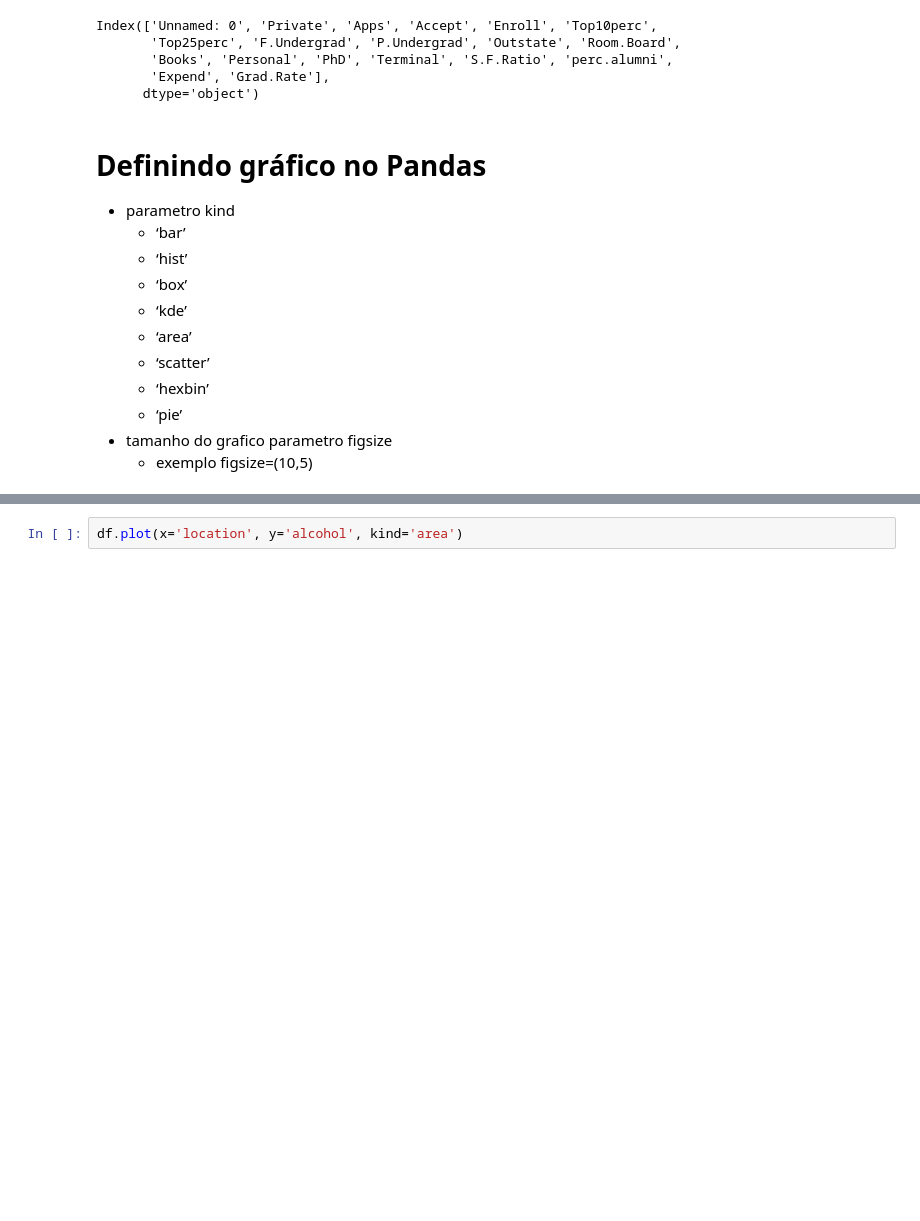
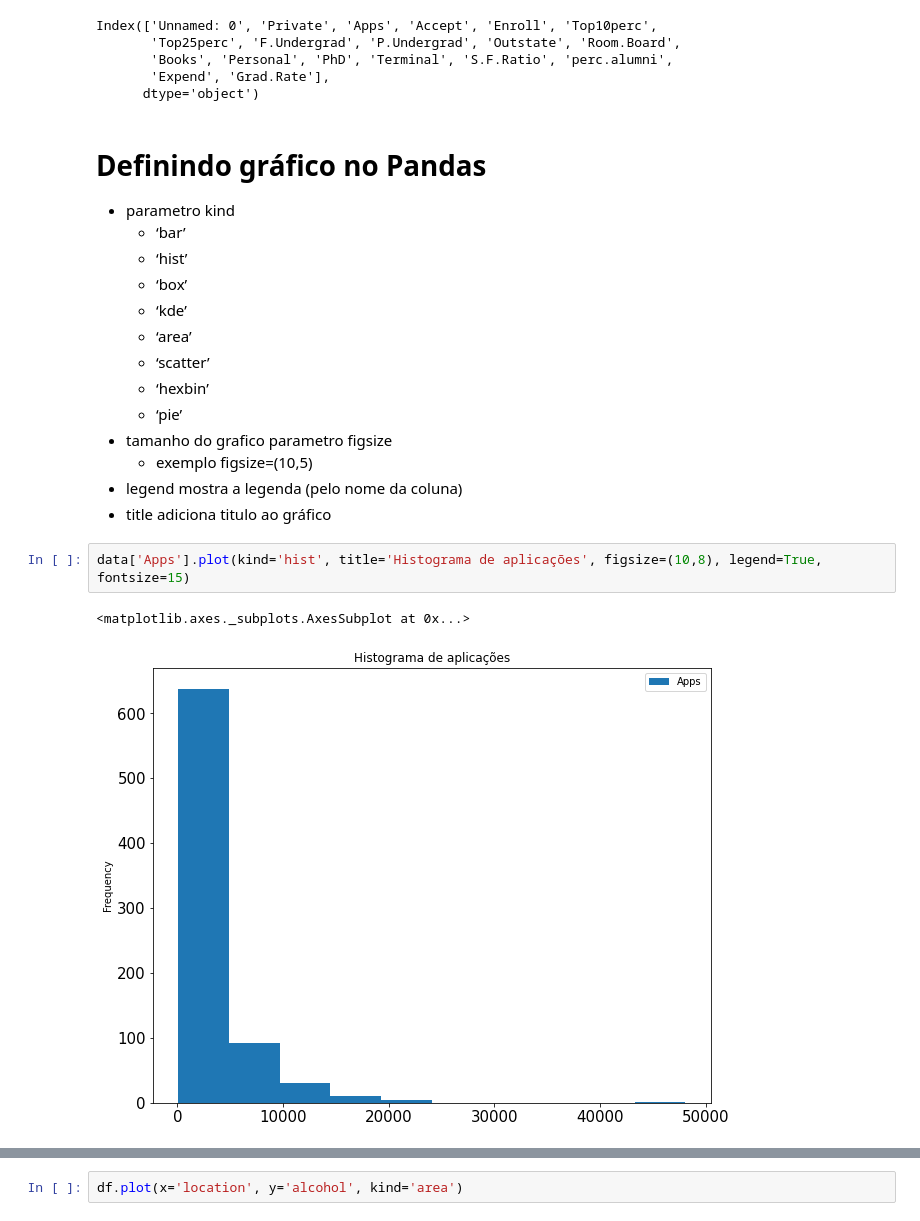
Before and after one commit to JoseCarlos458/10-estatistica, a Jupyter notebook: introducao.ipynb, the cells around one changed output, grey strips where cells are left out. Cells and saved outputs as stored; diff of their text form; blank space fills up the shorter version.

```diff
--- a/introducao.ipynb
+++ b/introducao.ipynb
@@ -220,4 +254,11 @@ Index(['Unnamed: 0', 'Private', 'Apps', 'Accept', 'Enroll', 'Top10perc',
     * ‘pie’
 * tamanho do grafico parametro figsize
     * exemplo figsize=(10,5)
+* legend mostra a legenda (pelo nome da coluna)
+* title adiciona titulo ao gráfico
+# %%
+data['Apps'].plot(kind='hist', title='Histograma de aplicações', figsize=(10,8), legend=True, fontsize=15)
+# %% [output]
+<matplotlib.axes._subplots.AxesSubplot at 0x...>
+[figure, added]
 # %%
```
Also changed, not shown: parts of 23 cells of this notebook.
